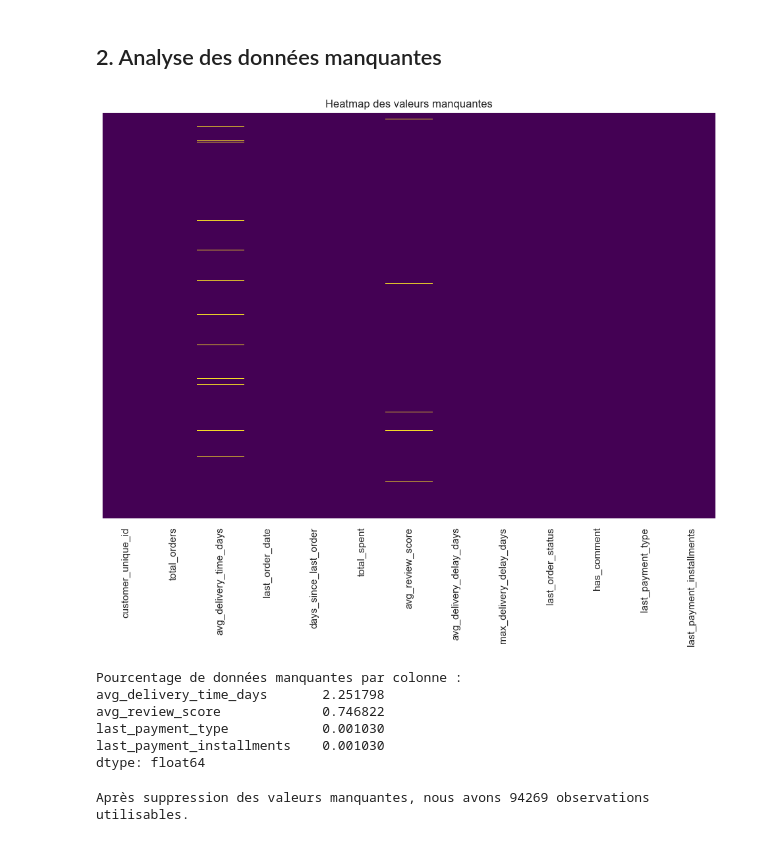
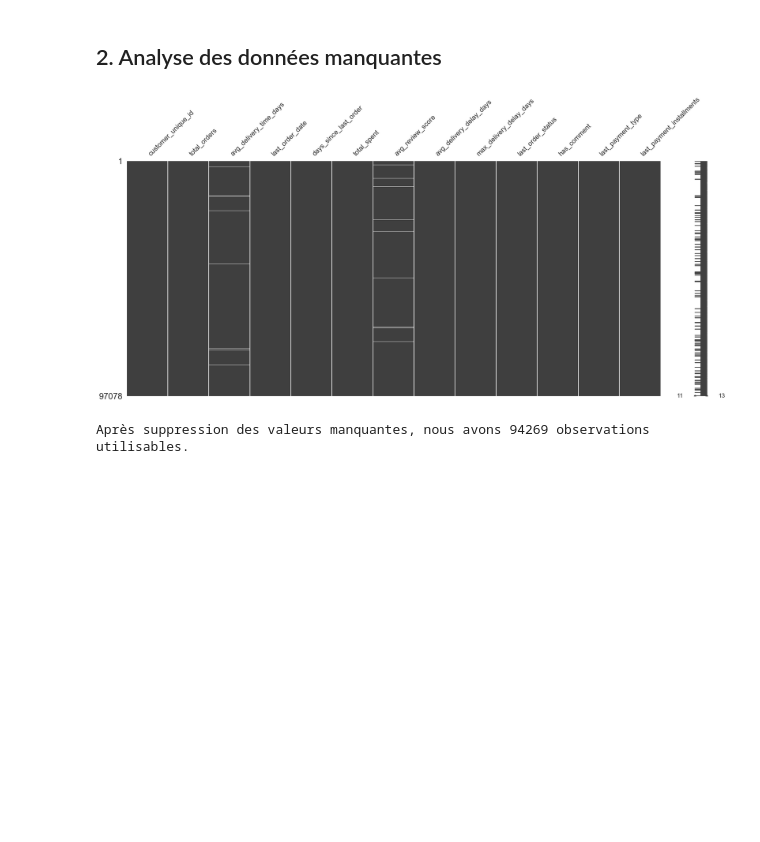
Before and after one commit to CharbonneauJean/OC-Projet4, a Jupyter notebook: analyse_exploratoire.ipynb, the cells around one changed output. Saved outputs shown, nothing was run; the diff lists cells and outputs as text; code cells hidden in the pictures; blank space fills up the shorter version.

```diff
--- a/analyse_exploratoire.ipynb
+++ b/analyse_exploratoire.ipynb
@@ -56,25 +56,10 @@ dtypes: float64(7), int64(2), object(4)
 memory usage: 9.6+ MB
 # %% [markdown]
 ## 2. Analyse des données manquantes
-# %%
-# Visualisation des données manquantes
-plt.figure(figsize=(12, 8))
-sns.heatmap(df.isnull(), yticklabels=False, cbar=False, cmap='viridis')
-plt.title('Heatmap des valeurs manquantes')
-plt.show()
-
-# Pourcentage de données manquantes par colonne
-missing_percentage = df.isnull().sum() / len(df) * 100
-print("Pourcentage de données manquantes par colonne :")
-print(missing_percentage[missing_percentage > 0].sort_values(ascending=False))
-# %% [output]
-[figure, removed]
-Pourcentage de données manquantes par colonne :
-avg_delivery_time_days       2.251798
-avg_review_score             0.746822
-last_payment_type            0.001030
-last_payment_installments    0.001030
-dtype: float64
+# %%
+DataAnalysis.show_columns_population(df, 'matrix')
+# %% [output]
+[figure, added]
 # %%
 # On supprime la colonne "last_order_date" car elle ne nous sera pas utile, nous avons déjà la colonne "days_since_last_order"
 df = df.drop(columns=['last_order_date'])
```
Also changed, not shown: parts of 2 cells of this notebook, 4 other files.
